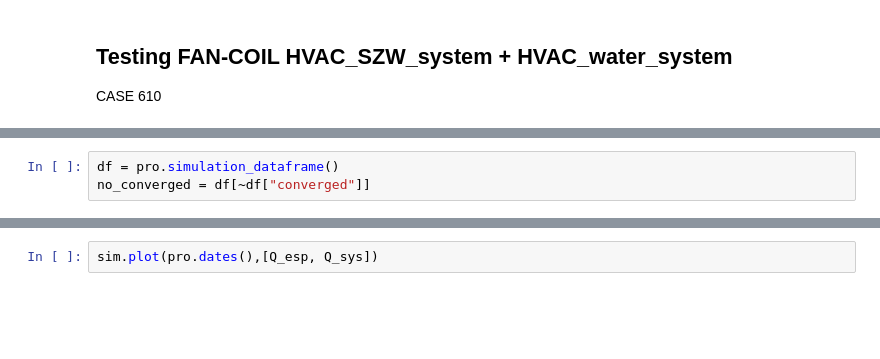
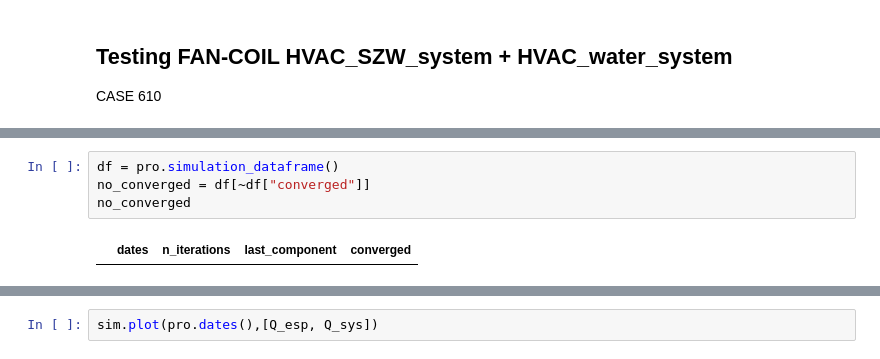
Before and after one commit to jfCoronel/OpenSimula, a Jupyter notebook: jupyter/debug/test_HVAC_FAN-COIL.ipynb, the cells around one changed output, grey strips where cells are left out. Saved outputs shown, nothing was run; the diff lists cells and outputs as text; blank space fills up the shorter version.

```diff
--- a/jupyter/debug/test_HVAC_FAN-COIL.ipynb
+++ b/jupyter/debug/test_HVAC_FAN-COIL.ipynb
@@ -428,6 +428,9 @@ KeyboardInterrupt:
 # %%
 df = pro.simulation_dataframe()
 no_converged = df[~df["converged"]]
+no_converged
+# %% [output]
+|  | dates | n_iterations | last_component | converged |
 # %%
 import numpy as np
 
```
Also changed, not shown: parts of 7 cells of this notebook, 3 other files.
